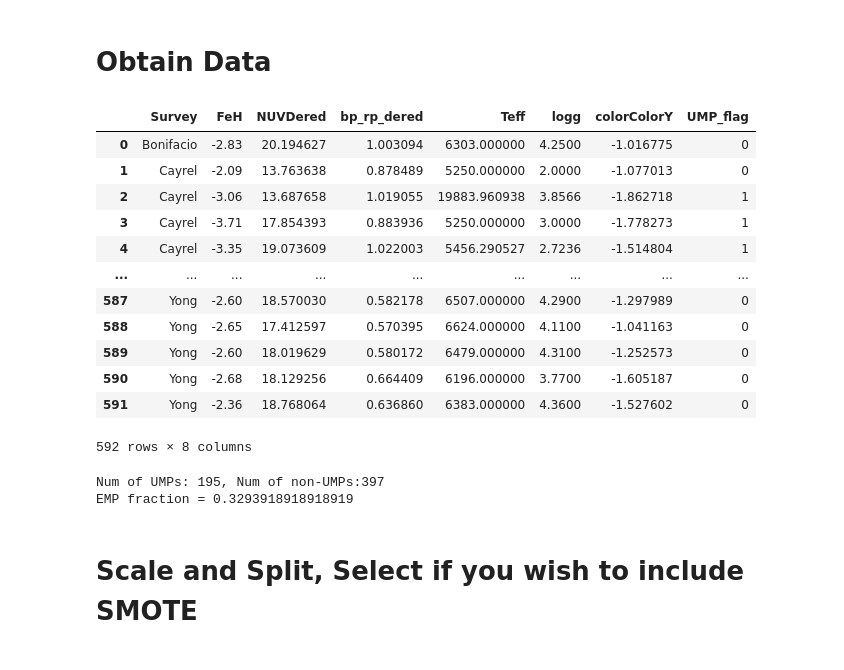
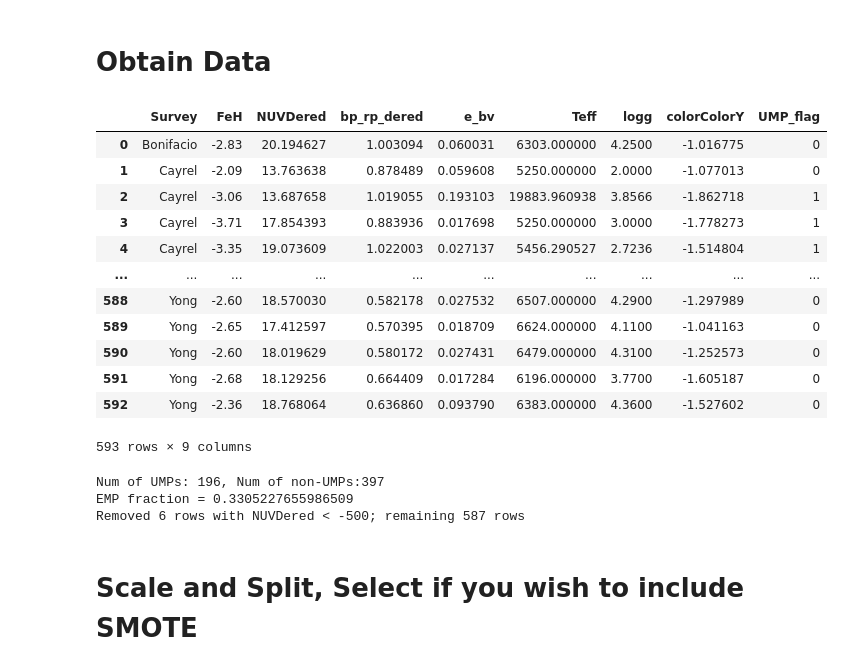
Before and after one commit to Fderick/UMPredict, a Jupyter notebook: UMPredict/UMP_Example.ipynb, the cells around one changed output. Cells and saved outputs as stored; diff of their text form; code cells hidden in the pictures.

```diff
--- a/UMPredict/UMP_Example.ipynb
+++ b/UMPredict/UMP_Example.ipynb
@@ -10,34 +10,42 @@ import os
 # %%
 data = u.extract_data(UMP_threshold=-3.0)
 
 display(data)
 
-#features_and_label = ['Teff', 'NUVDered','logg','bp_rp_dered','UMP_flag']
-features_and_label = ['Teff','logg', 'bp_rp_dered', 'colorColorY','UMP_flag']
+#features_and_label = ['Teff','logg','bp_rp_dered','e_bv', 'NUVDered','UMP_flag']
+features_and_label = ['Teff','logg', 'bp_rp_dered','e_bv', 'colorColorY','UMP_flag']
 selected_data = data[features_and_label].copy()
 
 #remove all rows where logg is Nan
-#selected_data = selected_data.dropna(subset=['logg'])
+selected_data = selected_data.dropna(subset=['e_bv'])
 
 print(f"Num of UMPs: {len(selected_data[selected_data['UMP_flag']==1])}, Num of non-UMPs:{len(selected_data[selected_data['UMP_flag']!=1])}")
 
 print(f'EMP fraction = {len(selected_data[selected_data['UMP_flag']==1])/len(selected_data)}')
+
+
+
+mask_nuv = selected_data['colorColorY'] >= -700
+removed_outliers = (~mask_nuv).sum()
+selected_data = selected_data.loc[mask_nuv].copy()
+print(f"Removed {removed_outliers} rows with NUVDered < -500; remaining {len(selected_data)} rows")
 # %% [output]
-|  | Survey | FeH | NUVDered | bp_rp_dered | Teff | logg | colorColorY | UMP_flag |
-| 0 | Bonifacio | -2.83 | 20.194627 | 1.003094 | 6303.000000 | 4.2500 | -1.016775 | 0 |
-| 1 | Cayrel | -2.09 | 13.763638 | 0.878489 | 5250.000000 | 2.0000 | -1.077013 | 0 |
-| 2 | Cayrel | -3.06 | 13.687658 | 1.019055 | 19883.960938 | 3.8566 | -1.862718 | 1 |
-| 3 | Cayrel | -3.71 | 17.854393 | 0.883936 | 5250.000000 | 3.0000 | -1.778273 | 1 |
-| 4 | Cayrel | -3.35 | 19.073609 | 1.022003 | 5456.290527 | 2.7236 | -1.514804 | 1 |
-| ... | ... | ... | ... | ... | ... | ... | ... | ... |
-| 587 | Yong | -2.60 | 18.570030 | 0.582178 | 6507.000000 | 4.2900 | -1.297989 | 0 |
-| 588 | Yong | -2.65 | 17.412597 | 0.570395 | 6624.000000 | 4.1100 | -1.041163 | 0 |
-| 589 | Yong | -2.60 | 18.019629 | 0.580172 | 6479.000000 | 4.3100 | -1.252573 | 0 |
-| 590 | Yong | -2.68 | 18.129256 | 0.664409 | 6196.000000 | 3.7700 | -1.605187 | 0 |
-| 591 | Yong | -2.36 | 18.768064 | 0.636860 | 6383.000000 | 4.3600 | -1.527602 | 0 |
+|  | Survey | FeH | NUVDered | bp_rp_dered | e_bv | Teff | logg | colorColorY | UMP_flag |
+| 0 | Bonifacio | -2.83 | 20.194627 | 1.003094 | 0.060031 | 6303.000000 | 4.2500 | -1.016775 | 0 |
+| 1 | Cayrel | -2.09 | 13.763638 | 0.878489 | 0.059608 | 5250.000000 | 2.0000 | -1.077013 | 0 |
+| 2 | Cayrel | -3.06 | 13.687658 | 1.019055 | 0.193103 | 19883.960938 | 3.8566 | -1.862718 | 1 |
+| 3 | Cayrel | -3.71 | 17.854393 | 0.883936 | 0.017698 | 5250.000000 | 3.0000 | -1.778273 | 1 |
+| 4 | Cayrel | -3.35 | 19.073609 | 1.022003 | 0.027137 | 5456.290527 | 2.7236 | -1.514804 | 1 |
+| ... | ... | ... | ... | ... | ... | ... | ... | ... | ... |
+| 588 | Yong | -2.60 | 18.570030 | 0.582178 | 0.027532 | 6507.000000 | 4.2900 | -1.297989 | 0 |
+| 589 | Yong | -2.65 | 17.412597 | 0.570395 | 0.018709 | 6624.000000 | 4.1100 | -1.041163 | 0 |
+| 590 | Yong | -2.60 | 18.019629 | 0.580172 | 0.027431 | 6479.000000 | 4.3100 | -1.252573 | 0 |
+| 591 | Yong | -2.68 | 18.129256 | 0.664409 | 0.017284 | 6196.000000 | 3.7700 | -1.605187 | 0 |
+| 592 | Yong | -2.36 | 18.768064 | 0.636860 | 0.093790 | 6383.000000 | 4.3600 | -1.527602 | 0 |
-592 rows × 8 columns
+593 rows × 9 columns
-Num of UMPs: 195, Num of non-UMPs:397
-EMP fraction = 0.3293918918918919
+Num of UMPs: 196, Num of non-UMPs:397
+EMP fraction = 0.3305227655986509
+Removed 6 rows with NUVDered < -500; remaining 587 rows
 # %% [markdown]
 # Scale and Split, Select if you wish to include SMOTE
 # %%
```
Also changed, not shown: parts of 20 cells of this notebook, 12 other files.
